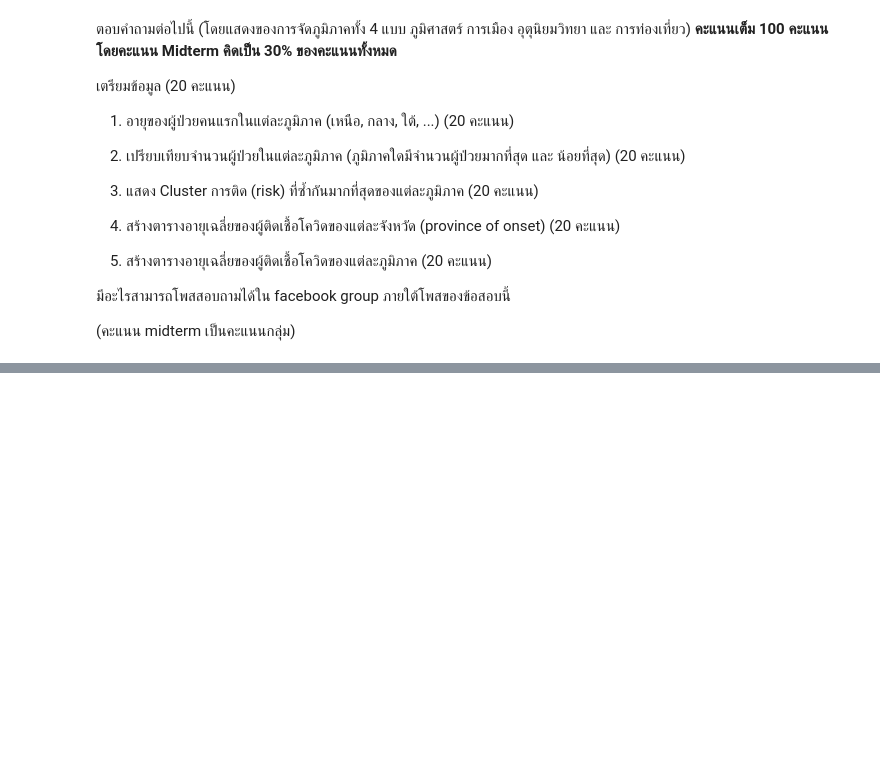
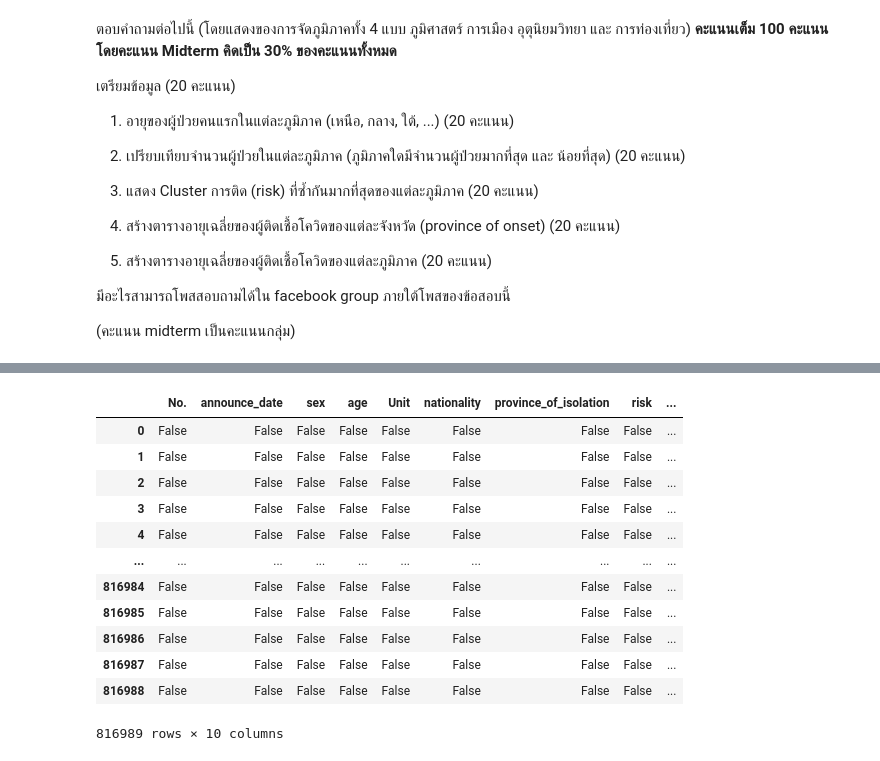
Before and after one commit to Gcpppinpak/data_viz_2022, a Jupyter notebook: Midterm.ipynb, the cells around one changed output, grey strips where cells are left out. Cells and saved outputs as stored; diff of their text form; code cells hidden in the pictures; blank space fills up the shorter version.

```diff
--- a/Midterm.ipynb
+++ b/Midterm.ipynb
@@ -141,0 +187,16 @@ SyntaxError: ignored
+# %%
+data.isnull()
+# %% [output]
+|  | No. | announce_date | sex | age | Unit | nationality | province_of_isolation | risk | ... |
+| 0 | False | False | False | False | False | False | False | False | ... |
+| 1 | False | False | False | False | False | False | False | False | ... |
+| 2 | False | False | False | False | False | False | False | False | ... |
+| 3 | False | False | False | False | False | False | False | False | ... |
+| 4 | False | False | False | False | False | False | False | False | ... |
+| ... | ... | ... | ... | ... | ... | ... | ... | ... | ... |
+| 816984 | False | False | False | False | False | False | False | False | ... |
+| 816985 | False | False | False | False | False | False | False | False | ... |
+| 816986 | False | False | False | False | False | False | False | False | ... |
+| 816987 | False | False | False | False | False | False | False | False | ... |
+| 816988 | False | False | False | False | False | False | False | False | ... |
+816989 rows × 10 columns
```
Also changed, not shown: parts of 181 cells of this notebook.
